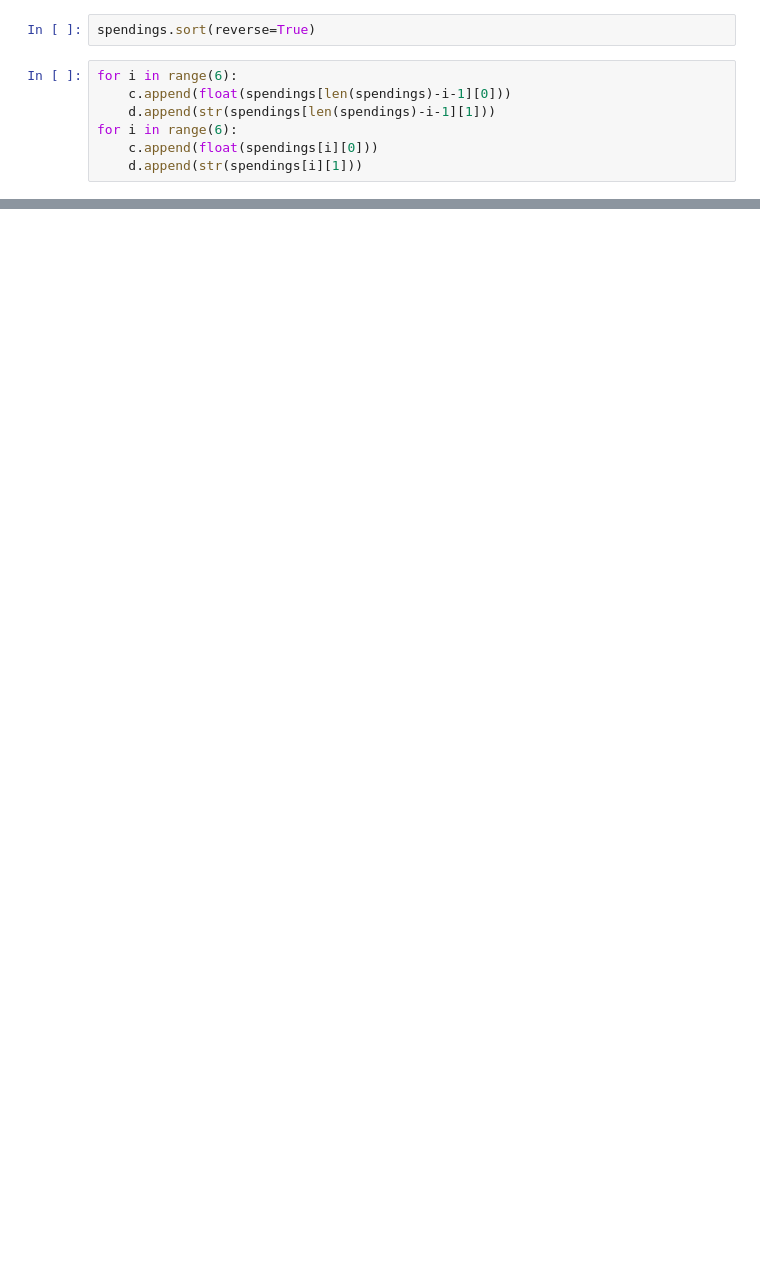
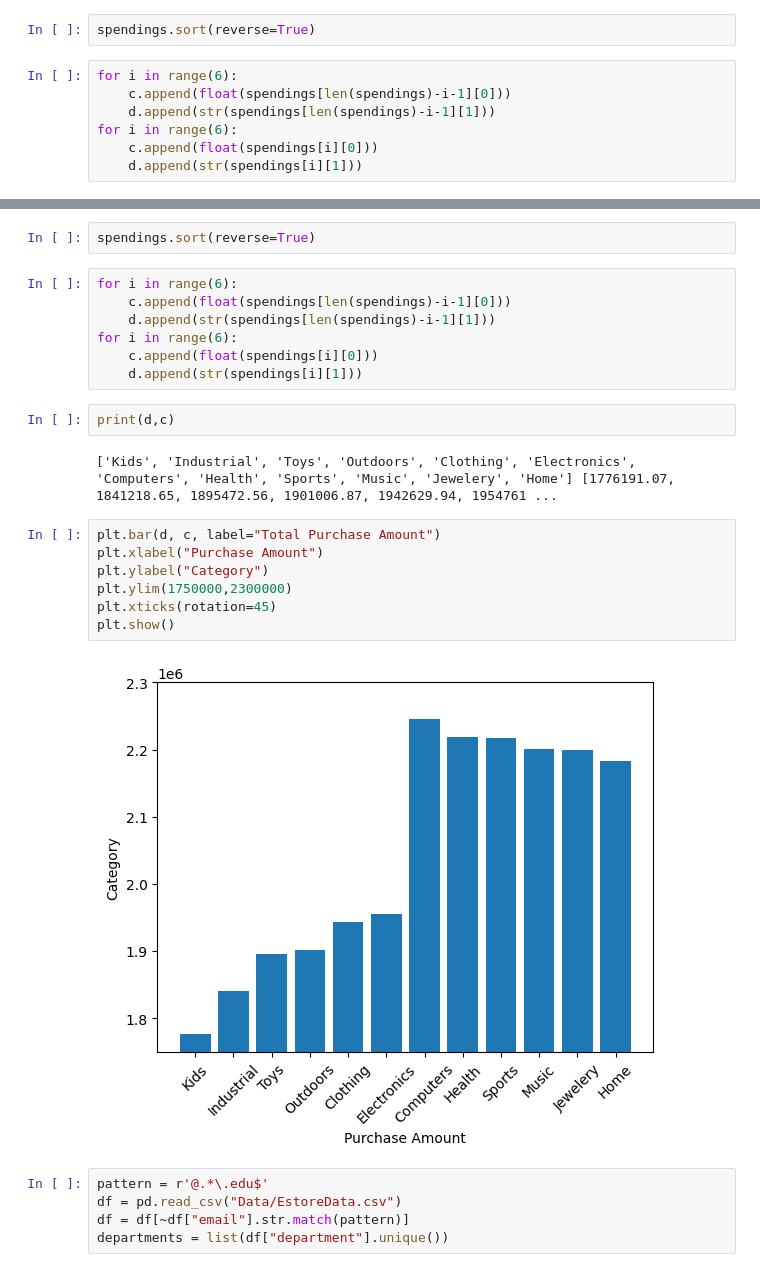
Before and after one commit to ElidaDev/AllLangs-Eli, a Jupyter notebook: Data/BellRingers/Untitled.ipynb, the cells around one changed output, grey strips where cells are left out. Drawn from its saved outputs; the diff is of its cells as text; blank space fills up the shorter version.

```diff
--- a/Data/BellRingers/Untitled.ipynb
+++ b/Data/BellRingers/Untitled.ipynb
@@ -65,0 +114,27 @@ plt.show()
+# %%
+spendings.sort(reverse=True)
+# %%
+for i in range(6):
+    c.append(float(spendings[len(spendings)-i-1][0]))
+    d.append(str(spendings[len(spendings)-i-1][1]))
+for i in range(6):
+    c.append(float(spendings[i][0]))
+    d.append(str(spendings[i][1]))
+# %%
+print(d,c)
+# %% [output]
+['Kids', 'Industrial', 'Toys', 'Outdoors', 'Clothing', 'Electronics', 'Computers', 'Health', 'Sports', 'Music', 'Jewelery', 'Home'] [1776191.07, 1841218.65, 1895472.56, 1901006.87, 1942629.94, 1954761 ...
+# %%
+plt.bar(d, c, label="Total Purchase Amount")
+plt.xlabel("Purchase Amount")
+plt.ylabel("Category")
+plt.ylim(1750000,2300000)
+plt.xticks(rotation=45)
+plt.show()
+# %% [output]
+[figure, added]
+# %%
+pattern = r'@.*\.edu$'
+df = pd.read_csv("Data/EstoreData.csv")
+df = df[~df["email"].str.match(pattern)]
+departments = list(df["department"].unique())
```
Also changed, not shown: parts of 22 cells of this notebook, 18 other files.
